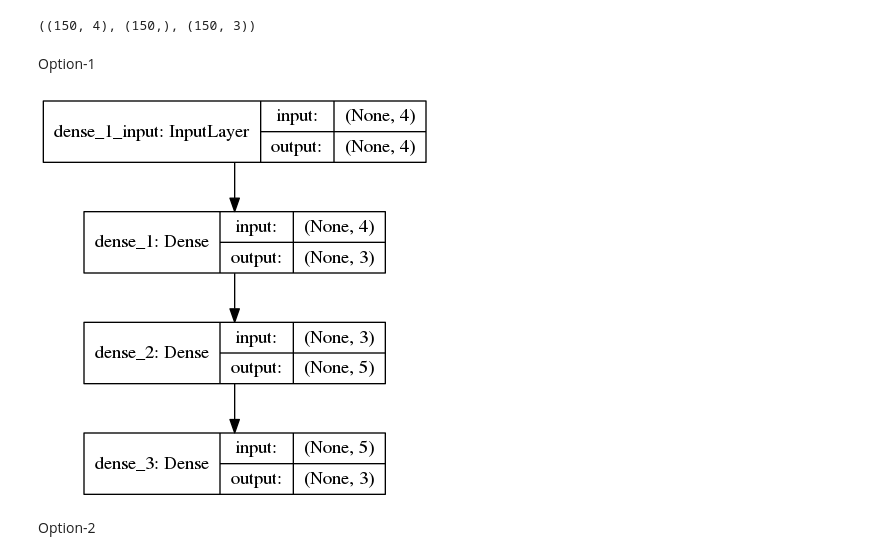
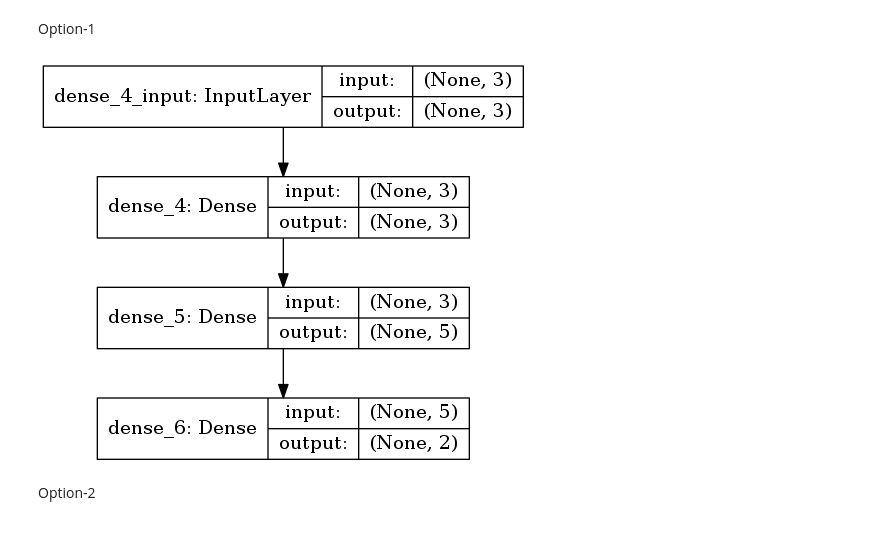
Before and after one commit to yang-zhang/deep-learning, a Jupyter notebook: keras_plot_model.ipynb, the cells around one changed output. Drawn from its saved outputs; the diff is of its cells as text; code cells hidden in the pictures.

Commit message:
Update keras plot

```diff
--- a/keras_plot_model.ipynb
+++ b/keras_plot_model.ipynb
@@ -5,31 +1,18 @@ Using Theano backend.
-# %%
-iris = sklearn.datasets.load_iris()
-X = iris.data
-y = iris.target
-y_cat = keras.utils.to_categorical(y)
-
-X.shape, y.shape, y_cat.shape
-# %% [output]
-((150, 4), (150,), (150, 3))
 # %%
+import keras
+import IPython
+
 model = keras.models.Sequential()
-model.add(keras.layers.Dense(3, activation='relu', input_dim=X.shape[1]))
+model.add(keras.layers.Dense(3, activation='relu', input_dim=3))
 model.add(keras.layers.Dense(5, activation='relu'))
-model.add(keras.layers.Dense(y_cat.shape[1], activation='softmax'))
-model.compile(optimizer='rmsprop',
-              loss='categorical_crossentropy',
-              metrics=['accuracy'])
+model.add(keras.layers.Dense(2, activation='softmax'))
 # %% [markdown]
 Option-1
 # %%
-from keras.utils import plot_model
-
-plot_model(model, to_file='test_keras_plot_model.png', show_shapes=True)
-
-from IPython.display import Image
-Image("test_keras_plot_model.png")
+keras.utils.plot_model(model, to_file='test_keras_plot_model.png', show_shapes=True)
+IPython.display.Image("test_keras_plot_model.png")
 # %% [output]
-[figure, old version]
+[figure, new version]
 # %% [markdown]
 Option-2
 # %%
```
Also changed, not shown: parts of 7 cells of this notebook, 1 other file.
